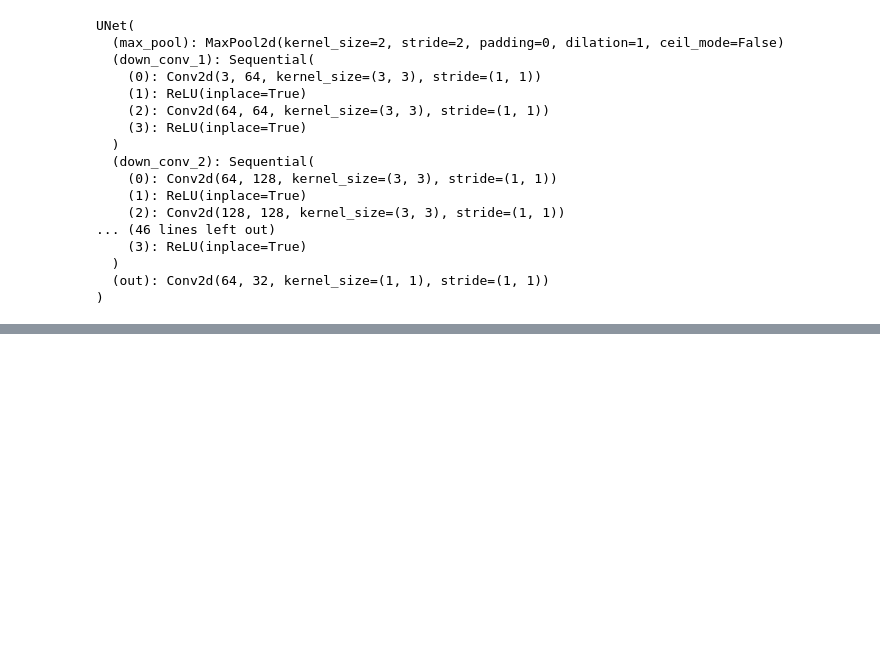
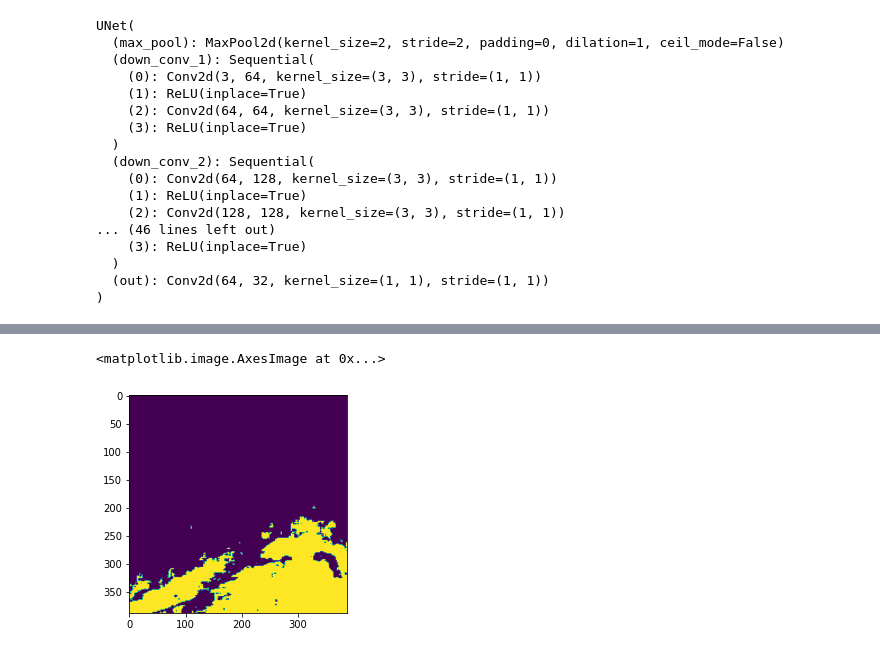
Before and after one commit to FlagArihant2000/unet, a Jupyter notebook: UNet.ipynb, the cells around one changed output, grey strips where cells are left out. Cells and saved outputs as stored; diff of their text form; code cells hidden in the pictures; blank space fills up the shorter version.

```diff
--- a/UNet.ipynb
+++ b/UNet.ipynb
@@ -321,0 +265,12 @@ Epoch 3/100, Validation Loss: 0.5558
+# %%
+inputs = inputs.to(device)
+outputs = UNET(inputs)
+# %%
+outputs = outputs.cpu()
+outputs = outputs.detach().numpy()
+outputs = outputs.argmax(axis = 1)
+# %%
+plt.imshow(outputs[0])
+# %% [output]
+<matplotlib.image.AxesImage at 0x...>
+[figure, added]
```
Also changed, not shown: parts of 27 cells of this notebook, 5 other files.
